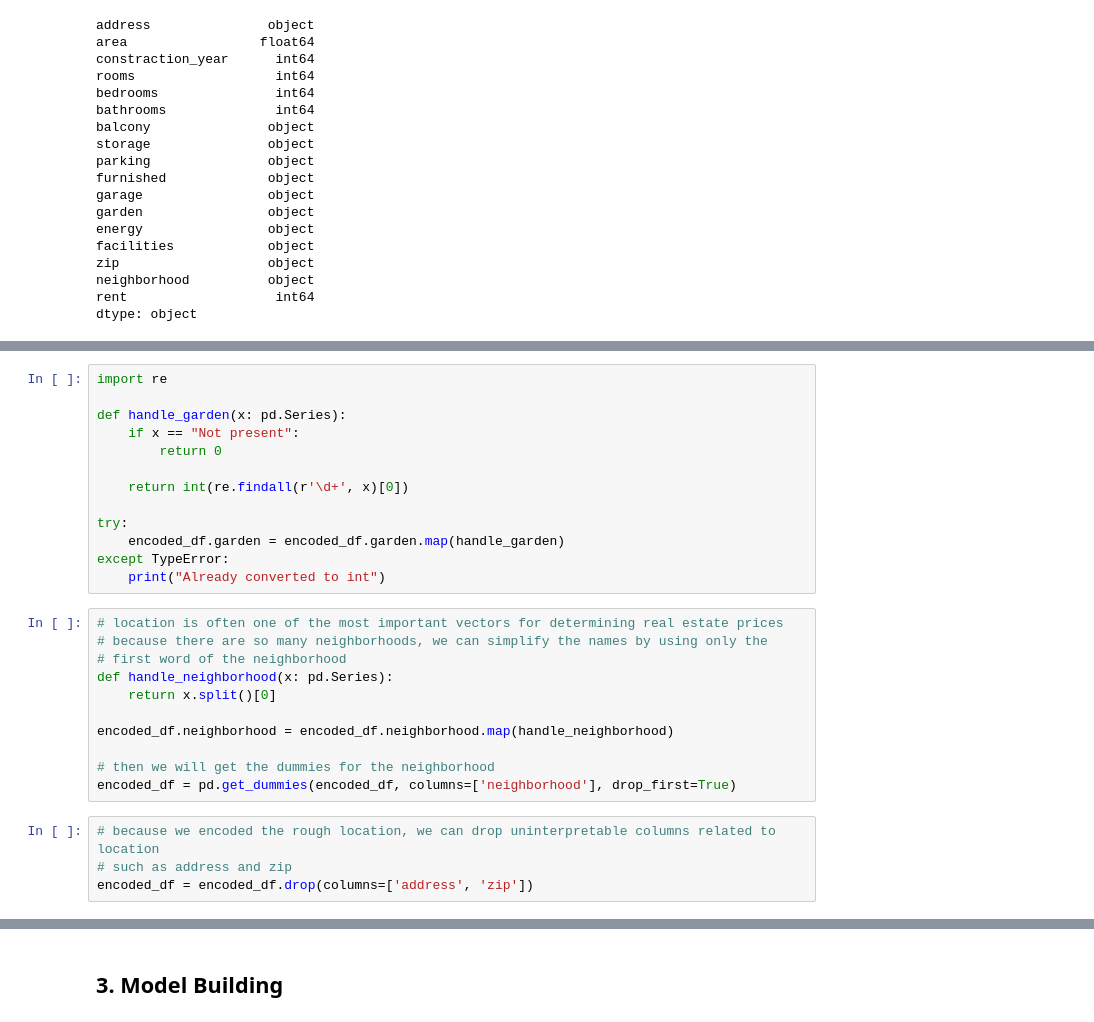
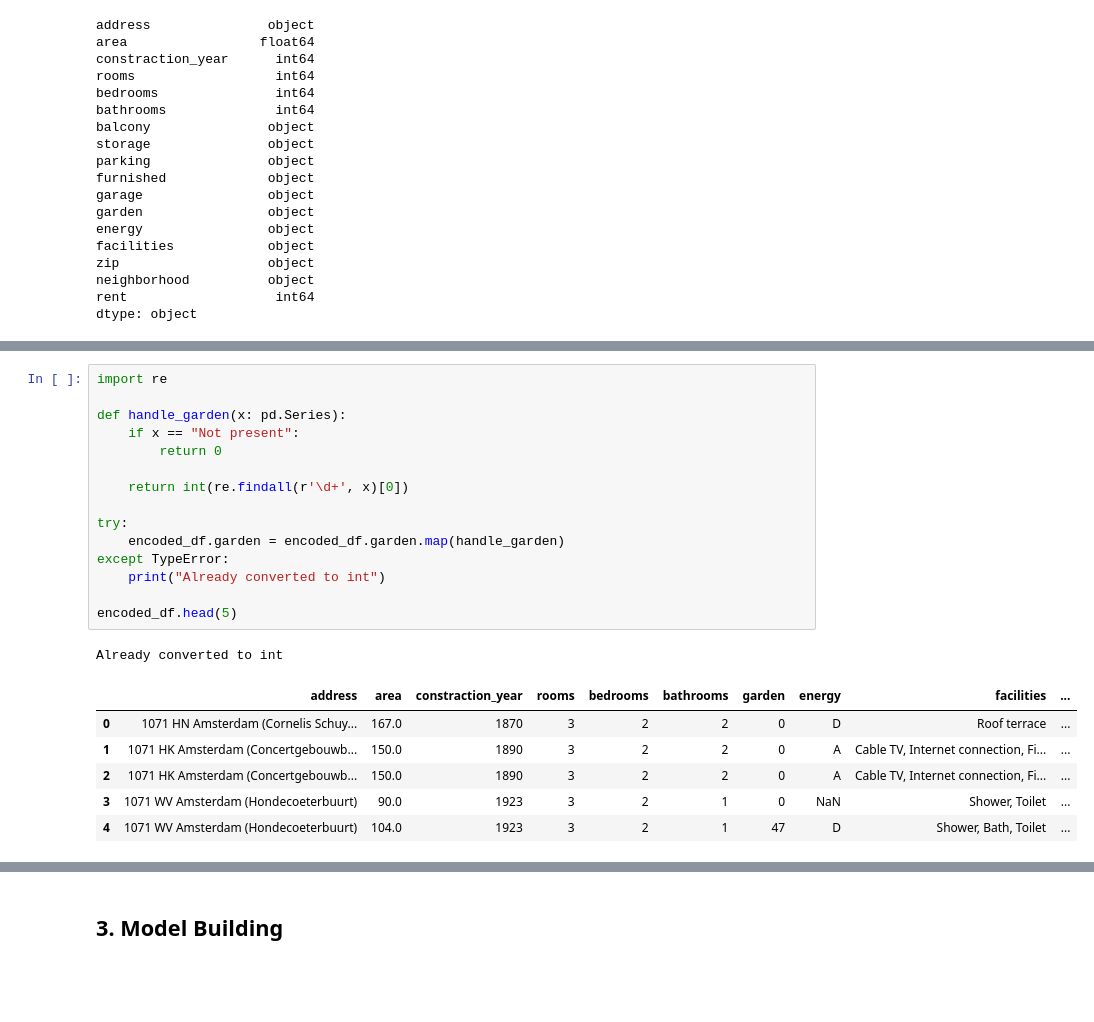
Before and after one commit to dbchristenson/ml-microservice, a Jupyter notebook: model/model.ipynb, the cells around one changed output, grey strips where cells are left out. Cells and saved outputs as stored; diff of their text form; blank space fills up the shorter version.

```diff
--- a/model/model.ipynb
+++ b/model/model.ipynb
@@ -48,28 +60,23 @@ encoded_df = pd.get_dummies(apartment_df, columns=cols_to_encode, drop_first=Tru
 # %%
 import re
 
 def handle_garden(x: pd.Series):
     if x == "Not present":
         return 0
 
     return int(re.findall(r'\d+', x)[0])
 
 try:
     encoded_df.garden = encoded_df.garden.map(handle_garden)
 except TypeError:
     print("Already converted to int")
+
+encoded_df.head(5)
+# %% [output]
+Already converted to int
+|  | address | area | constraction_year | rooms | bedrooms | bathrooms | garden | energy | facilities | ... |
+| 0 | 1071 HN Amsterdam (Cornelis Schuy... | 167.0 | 1870 | 3 | 2 | 2 | 0 | D | Roof terrace | ... |
+| 1 | 1071 HK Amsterdam (Concertgebouwb... | 150.0 | 1890 | 3 | 2 | 2 | 0 | A | Cable TV, Internet connection, Fi... | ... |
+| 2 | 1071 HK Amsterdam (Concertgebouwb... | 150.0 | 1890 | 3 | 2 | 2 | 0 | A | Cable TV, Internet connection, Fi... | ... |
+| 3 | 1071 WV Amsterdam (Hondecoeterbuurt) | 90.0 | 1923 | 3 | 2 | 1 | 0 | NaN | Shower, Toilet | ... |
+| 4 | 1071 WV Amsterdam (Hondecoeterbuurt) | 104.0 | 1923 | 3 | 2 | 1 | 47 | D | Shower, Bath, Toilet | ... |
-# %%
-# location is often one of the most important vectors for determining real estate prices
-# because there are so many neighborhoods, we can simplify the names by using only the
-# first word of the neighborhood
-def handle_neighborhood(x: pd.Series):
-    return x.split()[0]
-
-encoded_df.neighborhood = encoded_df.neighborhood.map(handle_neighborhood)
-
-# then we will get the dummies for the neighborhood
-encoded_df = pd.get_dummies(encoded_df, columns=['neighborhood'], drop_first=True)
-# %%
-# because we encoded the rough location, we can drop uninterpretable columns related to location
-# such as address and zip
-encoded_df = encoded_df.drop(columns=['address', 'zip'])
```
Also changed, not shown: parts of 25 cells of this notebook, 7 other files.
